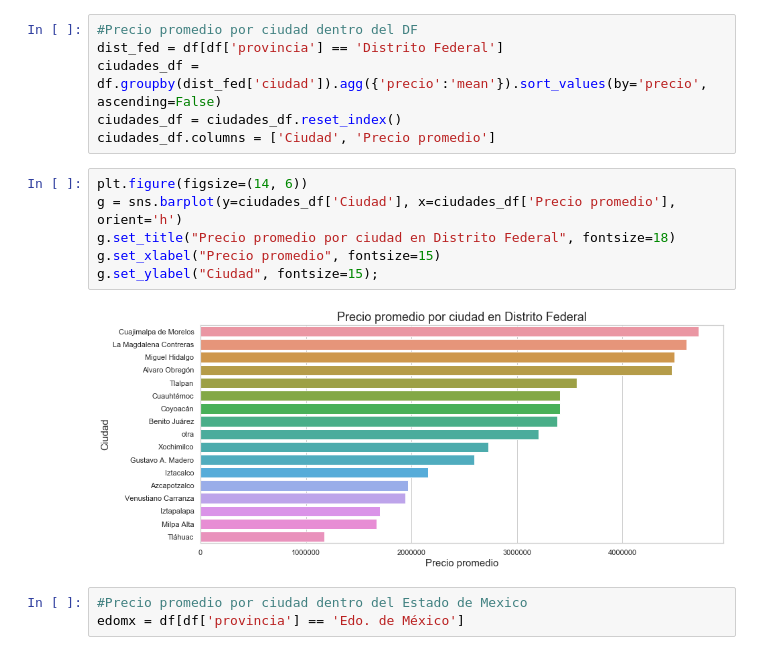
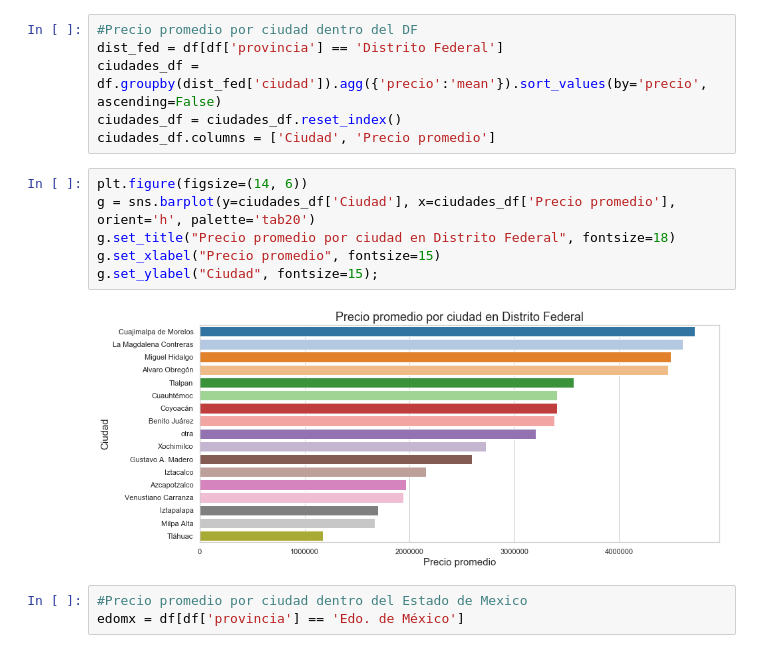
Before and after one commit to alepenaa94/Datos1-2C-2019, a Jupyter notebook: DATOS.ipynb, the cells around one changed output. Drawn from its saved outputs; the diff is of its cells as text.

```diff
--- a/DATOS.ipynb
+++ b/DATOS.ipynb
@@ -642,12 +682,12 @@ ciudades_df = ciudades_df.reset_index()
 ciudades_df.columns = ['Ciudad', 'Precio promedio']
 # %%
 plt.figure(figsize=(14, 6))
-g = sns.barplot(y=ciudades_df['Ciudad'], x=ciudades_df['Precio promedio'], orient='h')
+g = sns.barplot(y=ciudades_df['Ciudad'], x=ciudades_df['Precio promedio'], orient='h', palette='tab20')
 g.set_title("Precio promedio por ciudad en Distrito Federal", fontsize=18)
 g.set_xlabel("Precio promedio", fontsize=15)
 g.set_ylabel("Ciudad", fontsize=15);
 # %% [output]
-[figure, old version]
+[figure, new version]
 # %%
 #Precio promedio por ciudad dentro del Estado de Mexico
 edomx = df[df['provincia'] == 'Edo. de México']
```
Also changed, not shown: parts of 30 cells of this notebook.
